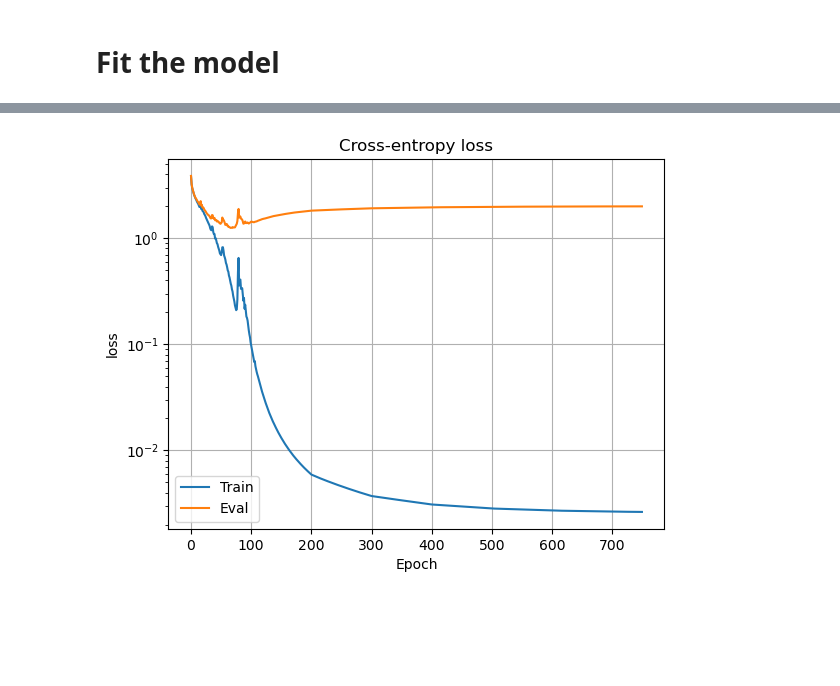
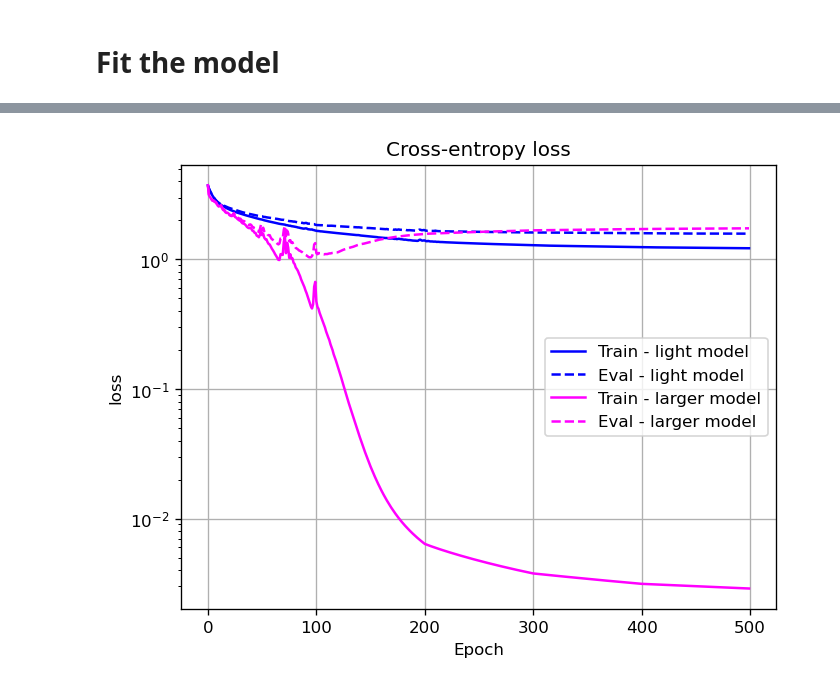
Before and after one commit to sottoviafilippo/Phonetic_correspondences, a Jupyter notebook: phonetic_correspondences_trials.ipynb, the cells around one changed output, grey strips where cells are left out. Drawn from its saved outputs; the diff is of its cells as text; code cells hidden in the pictures; blank space fills up the shorter version.

```diff
--- a/phonetic_correspondences_trials.ipynb
+++ b/phonetic_correspondences_trials.ipynb
@@ -164,7 +165,20 @@ count_parameters_by_module(trafo)
 # %% [markdown]
 # Fit the model
 # %%
-trafo = Transformer(n_layers = 2, d_model = d_model, vocab_size = vocab_size, char_to_idx = char_to_idx, dk = 8, dv = 8, lr = 0.01)
+
+# define and train two models, a lighter and a heabier one
+trafo1 = Transformer(n_layers = 1, d_model = 16, n_heads = 1, vocab_size = vocab_size, char_to_idx = char_to_idx, dk = 2, dv = 2, feedforward_hidden_dim_to_d_model_ratio = 2, lr = 0.01)
+trafo2 = Transformer(n_layers = 4, d_model = 32, n_heads = 8, vocab_size = vocab_size, char_to_idx = char_to_idx, dk = 8, dv = 8, feedforward_hidden_dim_to_d_model_ratio = 2, lr = 0.01)
+
+print('trafo1')
+print(trafo1.count_parameters_by_module())
+
+print('trafo2')
+print(trafo2.count_parameters_by_module())
+
 # lr = 0.01 seems to work as starting learning rate
-trafo.fit_from_txt("it_es_cognates.txt", n_epochs=750)
+print('train trafo1')
+trafo1.fit_from_txt("it_es_cognates.txt", n_epochs=500)
+print('train trafo2')
+trafo2.fit_from_txt("it_es_cognates.txt", n_epochs=500)
 # %% [output]
@@ -179,19 +201,21 @@ Epoch  700 / 750  loss =  0.002649932634085417  loss_eval =  1.9908512830734253
 # %%
-plt.figure()
+plt.figure(dpi = 120)
 plt.title('Cross-entropy loss')
 plt.xlabel('Epoch')
 plt.ylabel('loss')
 plt.grid()
-plt.semilogy(trafo.epochs, trafo.losses, label = 'Train')
-plt.semilogy(trafo.epochs, trafo.losses_eval, label = 'Eval')
+plt.semilogy(trafo1.epochs, trafo1.losses, color = 'blue', label = 'Train - light model')
+plt.semilogy(trafo1.epochs, trafo1.losses_eval, '--', color = 'blue', label = 'Eval - light model')
+plt.semilogy(trafo2.epochs, trafo2.losses, color = 'magenta', label = 'Train - larger model')
+plt.semilogy(trafo2.epochs, trafo2.losses_eval, '--', color = 'magenta', label = 'Eval - larger model')
 plt.legend()
 plt.show()
 
-def translate_string(word):
+def translate_string(word, model):
     encoded_input = encode_source(word).unsqueeze(0)
-    generated_sequence = trafo.generate_sequence(encoded_input).cpu().squeeze()[1:-1] # exclude sos at beginning and eos at end
+    generated_sequence = model.generate_sequence(encoded_input).cpu().squeeze()[1:-1] # exclude sos at beginning and eos at end
 
     return decode_source(generated_sequence)
 # %% [output]
-[figure, old version]
+[figure, new version]
 # %%
```
Also changed, not shown: parts of 7 cells of this notebook, 2 other files.
